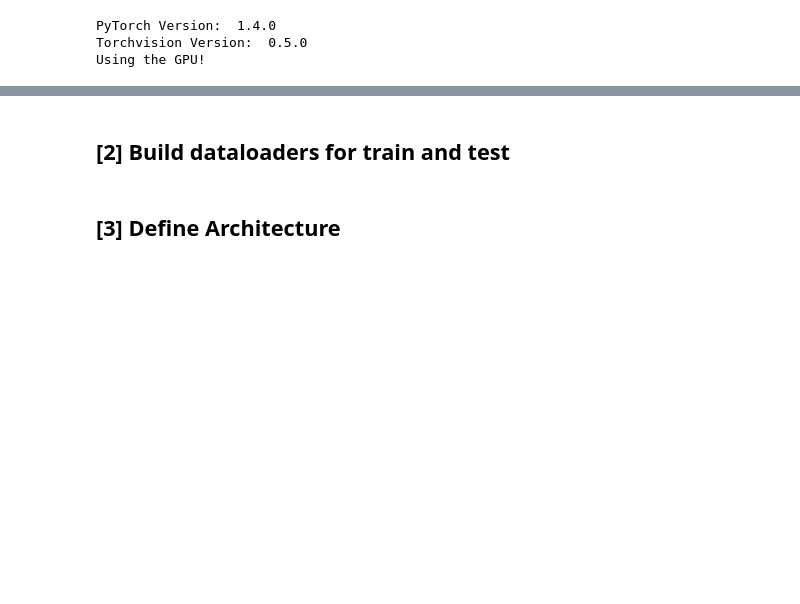
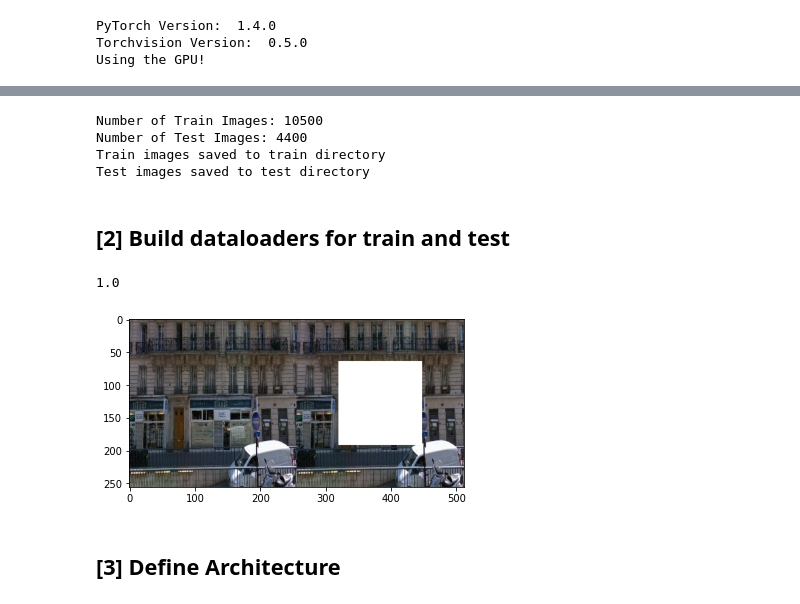
Before and after one commit to ejshumaker/EECS504Project, a Jupyter notebook: EECS504FinalProject.ipynb, the cells around one changed output, grey strips where cells are left out. Cells and saved outputs as stored; diff of their text form; code cells hidden in the pictures; blank space fills up the shorter version.

```diff
--- a/EECS504FinalProject.ipynb
+++ b/EECS504FinalProject.ipynb
@@ -37,0 +94,16 @@ Using the GPU!
+# %%
+############ CHANGE PATH TO YOUR DRIVE LOCATION FOR EECS504/Project #############
+if(paris_data_set):
+    !unzip -uq "/content/gdrive/My Drive/EECS504/Project/Paris_StreetView_Dataset/paris_train_original.zip"
+    dataset_path = './paris_train_original/'
+    model_save_name = 'classifier_paris.pt'
+    WEIGHTS_PATH = F"/content/gdrive/My Drive/EECS504/Project/Eric's Weights/{model_save_name}"
+
+else:
+    #!wget https://pjreddie.com/media/files/VOCtrainval_06-Nov-2007.tar
+    !tar -xf "/content/gdrive/My Drive/Project/VOC/VOCtrainval_06-Nov-2007.tar"
+    dataset_path = './VOCdevkit/VOC2007/JPEGImages'
+    model_save_name = 'classifier_VOC.pt'
+    WEIGHTS_PATH = F"/content/gdrive/My Drive/Project/dbk/{model_save_name}"
+
+#################################################################################
@@ -38,2 +168,43 @@ Using the GPU!
+# %%
+images = []
+path = dataset_path
+for filename in os.listdir(path):
+    img = process_image(os.path.join(path, filename), white_mask)
+    if img is not None:
+        images.append(img)
+
+# Take last 500 images as test data
+if(paris_data_set):
+    train = images[:-4400]
+    test = images[-4400:]
+else:
+    train = images[:-1000]
+    test = images[-1000:]
+
+print('Number of Train Images:',len(train))
+print('Number of Test Images:',len(test))
+
+# Add training images to train directory
+if len(os.listdir(train_path)) == 0:
+    for i, img in enumerate(train):
+        img_path = train_path + '/%d.jpg' % (i + 1)
+        cv2.imwrite(img_path, img)
+    print('Train images saved to train directory')
+else:
+    print('Please empty {} directory.'.format(train_path))
+
+# Add test images to test directory
+if len(os.listdir(test_path)) == 0:
+    for i, img in enumerate(test):
+        img_path = test_path + '/%d.jpg' % (i + 1)
+        cv2.imwrite(img_path, img)
+    print('Test images saved to test directory')
+else:
+    print('Please empty {} directory.'.format(test_path))
+# %% [output]
+Number of Train Images: 10500
+Number of Test Images: 4400
+Train images saved to train directory
+Test images saved to test directory
 # %% [markdown]
 ## [2] Build dataloaders for train and test
@@ -42,2 +240,24 @@ Using the GPU!
+# %%
+# data_loader
+transform = transforms.Compose([
+        transforms.ToTensor(),
+])
+train_loader = load_data('./data', 'train', transform, batch_size =1, shuffle=True, debug_mode=debug_mode)
+test_loader = load_data('./data', 'test', transform, batch_size =10, shuffle=False, debug_mode=debug_mode)
+
+#Sample Output used for visualization
+test = test_loader.__iter__().__next__()[0]
+img_size = test.size()[2]
+fixed_y_ = test[:, :, :, 0:img_size]
+fixed_x_ = test[:, :, :, img_size:]
+# %%
+# plot sample image
+example = train_loader.__iter__().__next__()[0][0].numpy().transpose((1, 2, 0))
+plt.imshow(example)
+print(np.max(example))
+plt.show()
+# %% [output]
+1.0
+[figure, added]
 # %% [markdown]
 ## [3] Define Architecture
```
Also changed, not shown: parts of 41 cells of this notebook.
